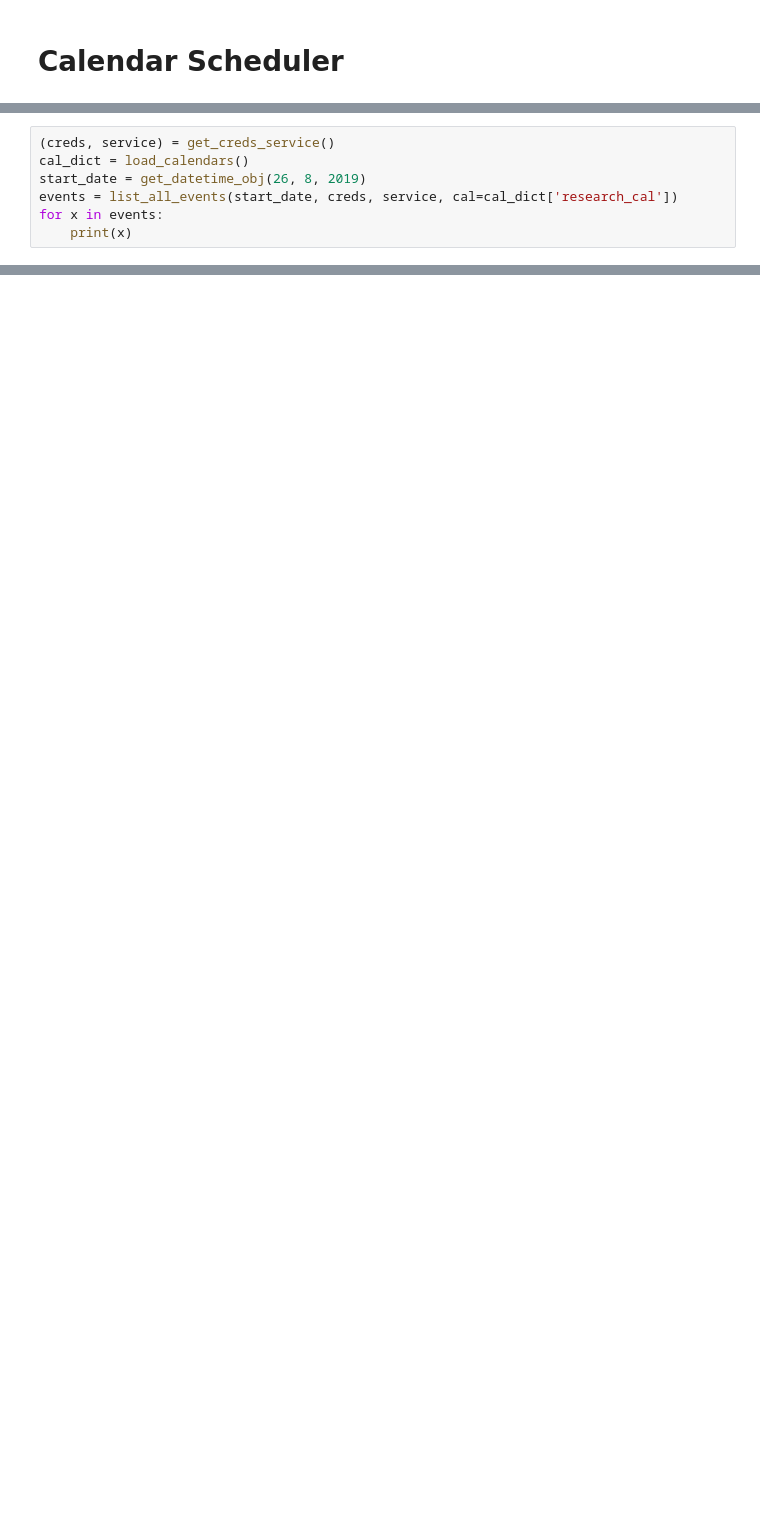
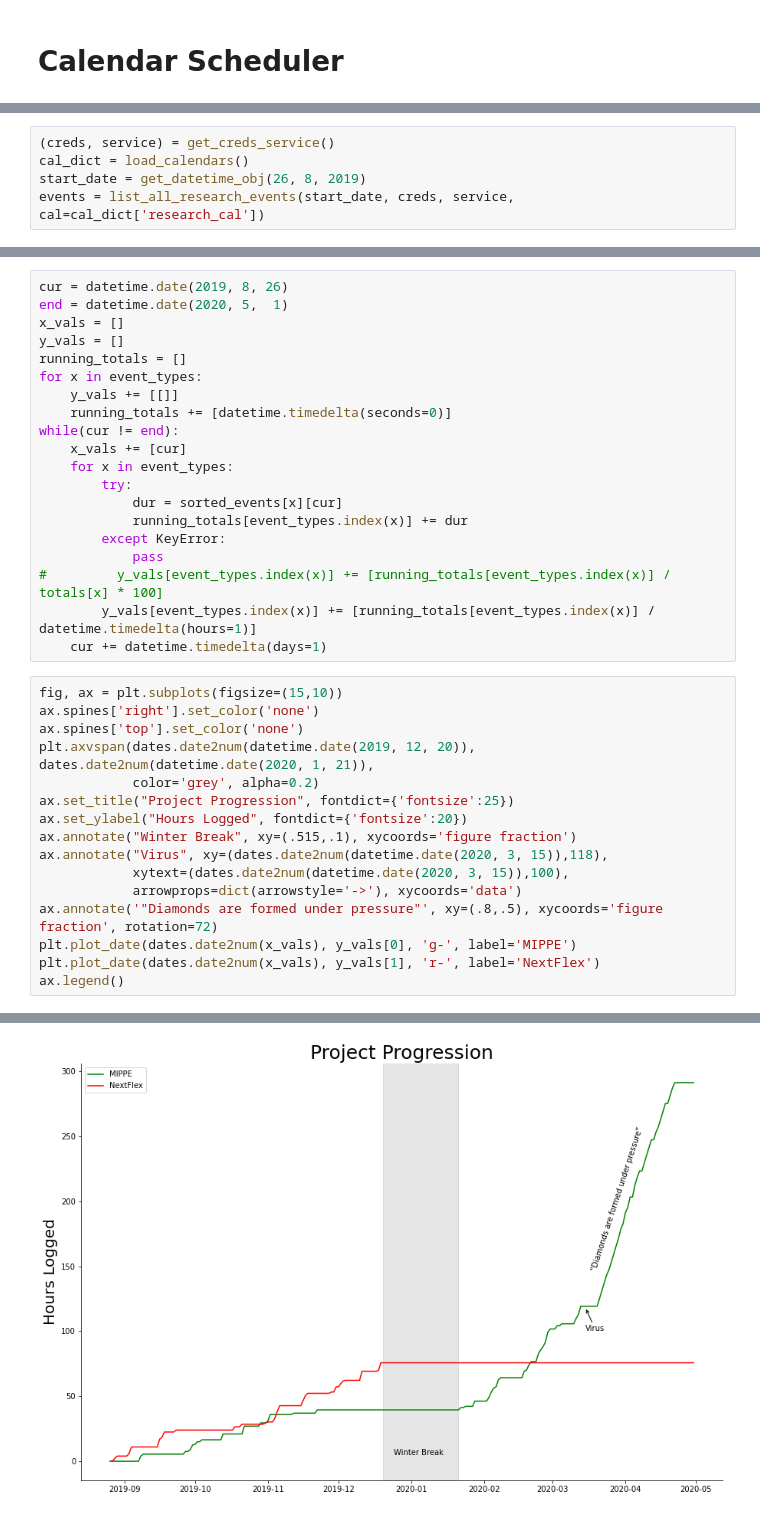
Before and after one commit to onibrow/arg-calendar, a Jupyter notebook: visualizer.ipynb, the cells around one changed output, grey strips where cells are left out. Drawn from its saved outputs; the diff is of its cells as text; blank space fills up the shorter version.

```diff
--- a/visualizer.ipynb
+++ b/visualizer.ipynb
@@ -13,6 +18,4 @@ import re
 (creds, service) = get_creds_service()
 cal_dict = load_calendars()
 start_date = get_datetime_obj(26, 8, 2019)
-events = list_all_events(start_date, creds, service, cal=cal_dict['research_cal'])
-for x in events:
-    print(x)
+events = list_all_research_events(start_date, creds, service, cal=cal_dict['research_cal'])
@@ -36,0 +57,37 @@ First Draft type [MIPPE] on 2020-04-22 for 4:00:00
+# %%
+cur = datetime.date(2019, 8, 26)
+end = datetime.date(2020, 5,  1)
+x_vals = []
+y_vals = []
+running_totals = []
+for x in event_types:
+    y_vals += [[]]
+    running_totals += [datetime.timedelta(seconds=0)]
+while(cur != end):
+    x_vals += [cur]
+    for x in event_types:
+        try:
+            dur = sorted_events[x][cur]
+            running_totals[event_types.index(x)] += dur
+        except KeyError:
+            pass
+#         y_vals[event_types.index(x)] += [running_totals[event_types.index(x)] / totals[x] * 100]
+        y_vals[event_types.index(x)] += [running_totals[event_types.index(x)] / datetime.timedelta(hours=1)]
+    cur += datetime.timedelta(days=1)
+# %%
+fig, ax = plt.subplots(figsize=(15,10))
+ax.spines['right'].set_color('none')
+ax.spines['top'].set_color('none')
+plt.axvspan(dates.date2num(datetime.date(2019, 12, 20)), dates.date2num(datetime.date(2020, 1, 21)),
+            color='grey', alpha=0.2)
+ax.set_title("Project Progression", fontdict={'fontsize':25})
+ax.set_ylabel("Hours Logged", fontdict={'fontsize':20})
+ax.annotate("Winter Break", xy=(.515,.1), xycoords='figure fraction')
+ax.annotate("Virus", xy=(dates.date2num(datetime.date(2020, 3, 15)),118),
+            xytext=(dates.date2num(datetime.date(2020, 3, 15)),100),
+            arrowprops=dict(arrowstyle='->'), xycoords='data')
+ax.annotate('"Diamonds are formed under pressure"', xy=(.8,.5), xycoords='figure fraction', rotation=72)
+plt.plot_date(dates.date2num(x_vals), y_vals[0], 'g-', label='MIPPE')
+plt.plot_date(dates.date2num(x_vals), y_vals[1], 'r-', label='NextFlex')
+ax.legend()
+# %% [output]
@@ -36,0 +95 @@ First Draft type [MIPPE] on 2020-04-22 for 4:00:00
+[figure, added]
```
Also changed, not shown: parts of 12 cells of this notebook, 5 other files.
